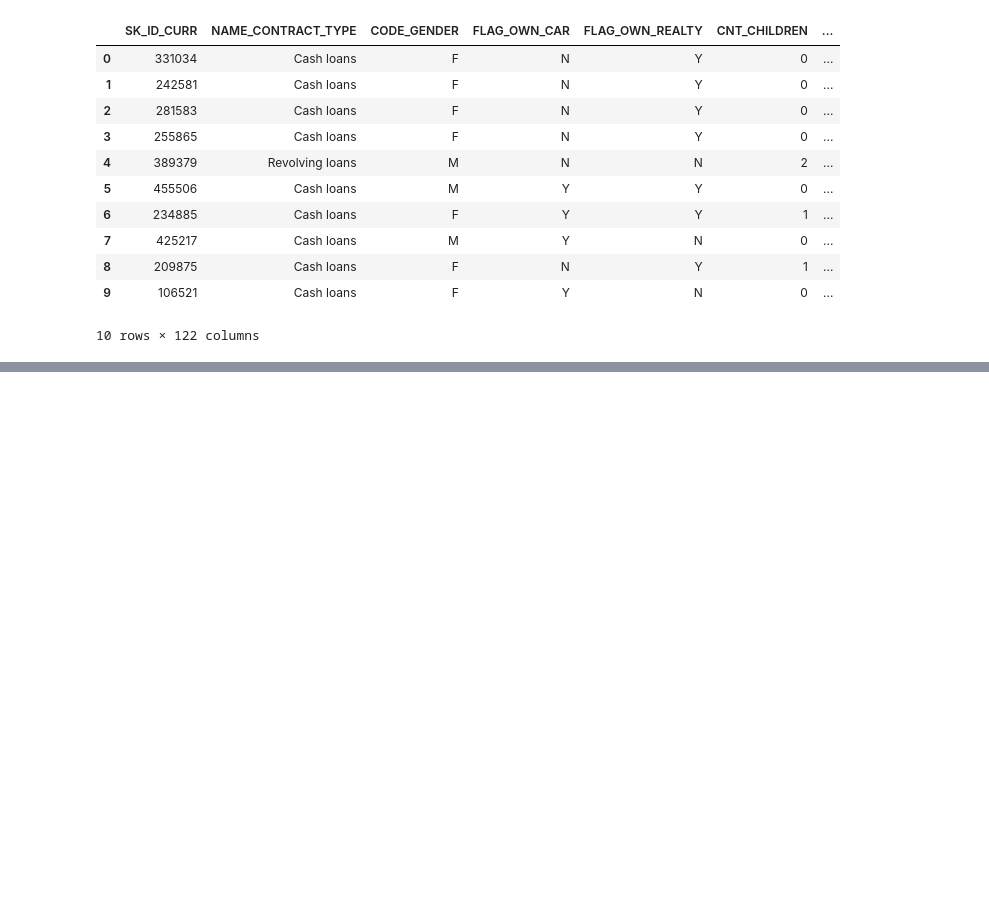
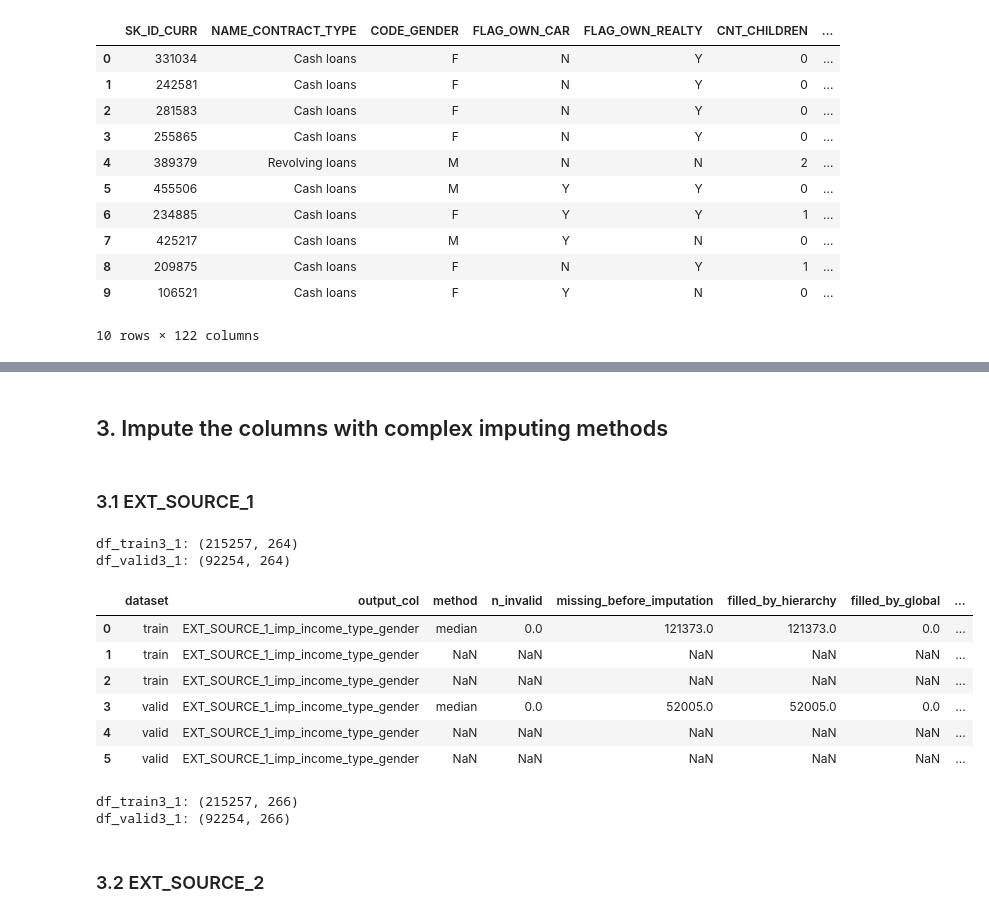
Before and after one commit to alek-ds/home-credit-default-risk-ak, a Jupyter notebook: notebooks/preprocessing/app_preprocessing.ipynb, the cells around one changed output, grey strips where cells are left out. Saved outputs shown, nothing was run; the diff lists cells and outputs as text; code cells hidden in the pictures; blank space fills up the shorter version.

```diff
--- a/notebooks/preprocessing/app_preprocessing.ipynb
+++ b/notebooks/preprocessing/app_preprocessing.ipynb
@@ -176,0 +220,5 @@ plot_categorical_vs_binary(df=df1, cat_var='AMT_CREDIT_optbin_bin', target_var='
+# %%
+numeric_cols1 = list(df_train1.select_dtypes(include=['Int64', 'float64']).columns)
+cat_cols1 = list(df_train1.select_dtypes(include=['O']).columns)
+
+print((len(numeric_cols1) + len(cat_cols1)) == df_train1.shape[1])
@@ -176,0 +315,57 @@ plot_categorical_vs_binary(df=df1, cat_var='AMT_CREDIT_optbin_bin', target_var='
+# %% [markdown]
+## 3. Impute the columns with complex imputing methods
+# %% [markdown]
+### 3.1 EXT_SOURCE_1
+# %%
+df_train3_1 = df_train2.copy()
+df_valid3_1 = df_valid2.copy()
+# %%
+print(f"df_train3_1: {df_train3_1.shape}")
+print(f"df_valid3_1: {df_valid3_1.shape}")
+# %% [output]
+df_train3_1: (215257, 264)
+df_valid3_1: (92254, 264)
+# %%
+df_train3_1['EXT_SOURCE_1_missing'] = np.where(df_train3_1['EXT_SOURCE_2'].isna(), 1, 0)
+df_valid3_1['EXT_SOURCE_1_missing'] = np.where(df_valid3_1['EXT_SOURCE_2'].isna(), 1, 0)
+# %%
+df_train3_1['NAME_INCOME_TYPE_woe_obj'] = df_train3_1['NAME_INCOME_TYPE_woe'].astype('object')
+df_valid3_1['NAME_INCOME_TYPE_woe_obj'] = df_valid3_1['NAME_INCOME_TYPE_woe'].astype('object')
+# %%
+ext_1_imputation_spec = {
+    "EXT_SOURCE_1_imp_income_type_gender": {
+        "metod": "median",
+        "group_levels": [['NAME_INCOME_TYPE_woe_obj', 'CODE_GENDER'], ['NAME_INCOME_TYPE_woe_obj']]
+    },
+}
+
+df_train3_1, df_valid3_1, ext_1_summary = create_imputed_quantitative_features(
+    df=df_train3_1,
+    df_valid=df_valid3_1,
+    value_col='EXT_SOURCE_1',
+    specs=ext_1_imputation_spec,
+    add_invalid_flag=False,
+    add_clean_col=False,
+    return_summary=True
+)
+
+df_train3_1 = df_train3_1.drop(columns=['NAME_INCOME_TYPE_woe_obj'])
+df_valid3_1 = df_valid3_1.drop(columns=['NAME_INCOME_TYPE_woe_obj'])
+
+ext_1_summary
+# %% [output]
+|  | dataset | output_col | method | n_invalid | missing_before_imputation | filled_by_hierarchy | filled_by_global | ... |
+| 0 | train | EXT_SOURCE_1_imp_income_type_gender | median | 0.0 | 121373.0 | 121373.0 | 0.0 | ... |
+| 1 | train | EXT_SOURCE_1_imp_income_type_gender | NaN | NaN | NaN | NaN | NaN | ... |
+| 2 | train | EXT_SOURCE_1_imp_income_type_gender | NaN | NaN | NaN | NaN | NaN | ... |
+| 3 | valid | EXT_SOURCE_1_imp_income_type_gender | median | 0.0 | 52005.0 | 52005.0 | 0.0 | ... |
+| 4 | valid | EXT_SOURCE_1_imp_income_type_gender | NaN | NaN | NaN | NaN | NaN | ... |
+| 5 | valid | EXT_SOURCE_1_imp_income_type_gender | NaN | NaN | NaN | NaN | NaN | ... |
+# %%
+print(f"df_train3_1: {df_train3_1.shape}")
+print(f"df_valid3_1: {df_valid3_1.shape}")
+# %% [output]
+df_train3_1: (215257, 266)
+df_valid3_1: (92254, 266)
+# %% [markdown]
+### 3.2 EXT_SOURCE_2
```
Also changed, not shown: parts of 38 cells of this notebook.
